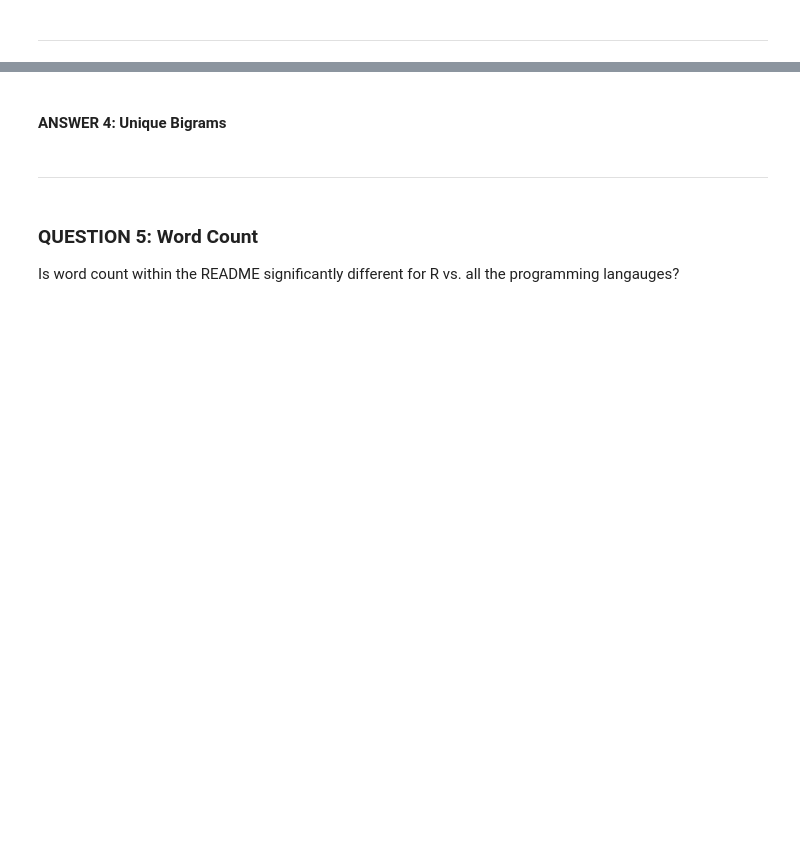
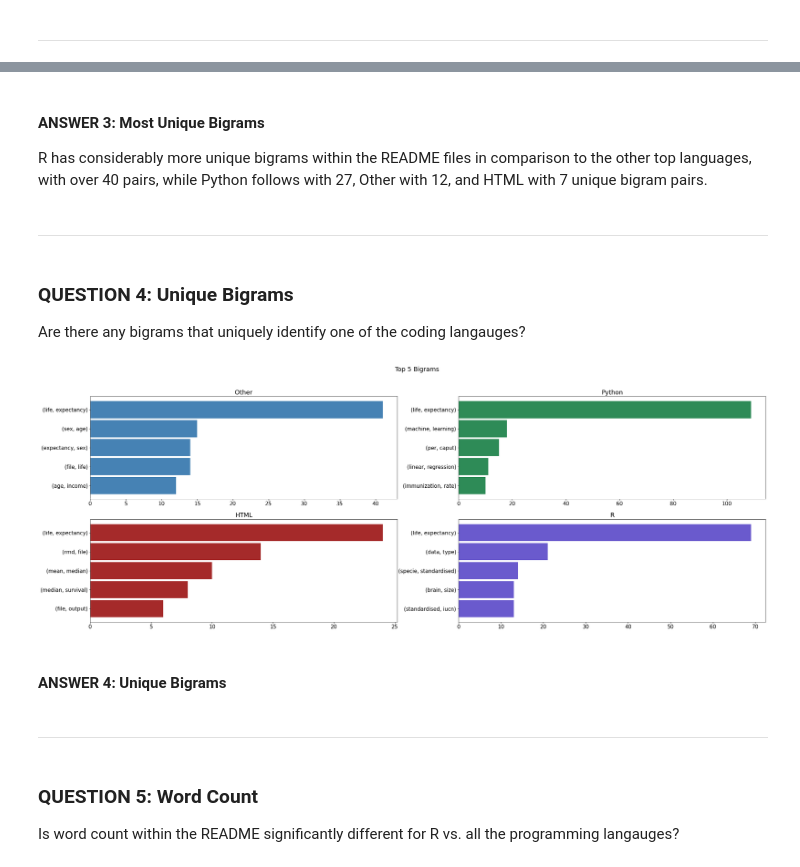
Before and after one commit to Two-Guys-and-a-Gal/NLP-Project, a Jupyter notebook: final_report.ipynb, the cells around one changed output, grey strips where cells are left out. Saved outputs shown, nothing was run; the diff lists cells and outputs as text; code cells hidden in the pictures; blank space fills up the shorter version.

```diff
--- a/final_report.ipynb
+++ b/final_report.ipynb
@@ -316,3 +277,15 @@ Are there any bigrams that uniquely identify one of the coding langauges?
+# %% [markdown]
+#### ANSWER 3: Most Unique Bigrams
+R has considerably more unique bigrams within the README files in comparison to the other top languages, with over 40 pairs, while Python follows with 27, Other with 12, and HTML with 7 unique bigram pairs.
+# %% [markdown]
+---
+# %% [markdown]
+### QUESTION 4: Unique Bigrams
+Are there any bigrams that uniquely identify one of the coding langauges?
+# %%
+explore.vis_four()
+# %% [output]
+[figure, added]
 # %% [markdown]
 #### ANSWER 4: Unique Bigrams
 # %% [markdown]
```
Also changed, not shown: parts of 16 cells of this notebook.
